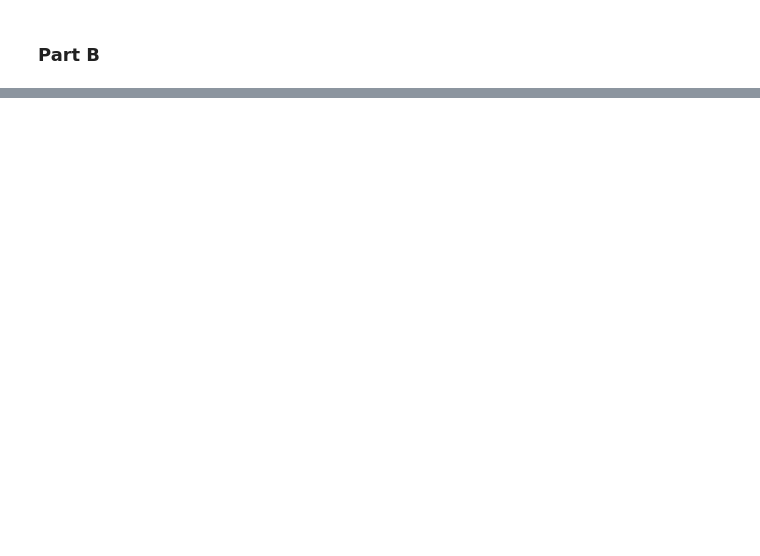
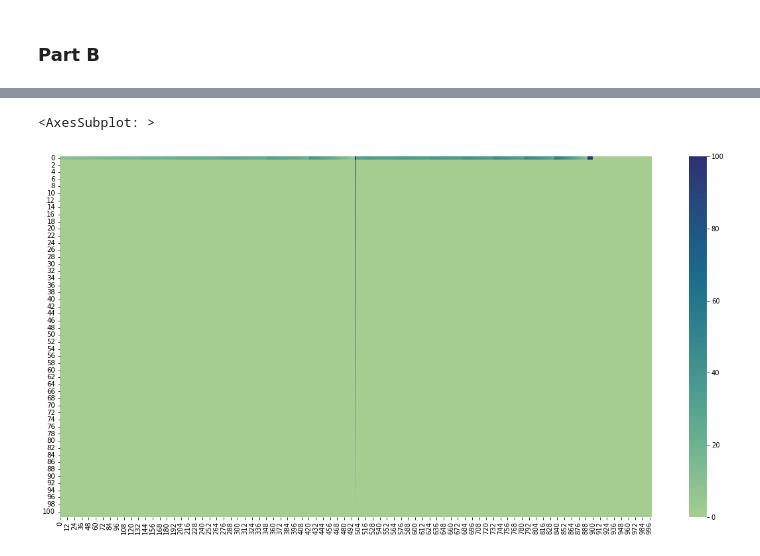
Before and after one commit to pshreyasv100/dprl_assignment_1, a Jupyter notebook: item_inventory_assignment.ipynb, the cells around one changed output, grey strips where cells are left out. Cells and saved outputs as stored; diff of their text form; code cells hidden in the pictures; blank space fills up the shorter version.

```diff
--- a/item_inventory_assignment.ipynb
+++ b/item_inventory_assignment.ipynb
@@ -143,0 +142,10 @@ plotter(V, T, x_max, "Value Function Variation with Time and Inventory Level")
+# %%
+import matplotlib.pyplot as plt
+import seaborn as sns
+
+# chunky plot
+plt.subplots(1, 1, figsize=(20, 10))
+sns.heatmap(alpha, cmap="crest")
+# %% [output]
+<AxesSubplot: >
+[figure, added]
```
Also changed, not shown: parts of 4 cells of this notebook.
